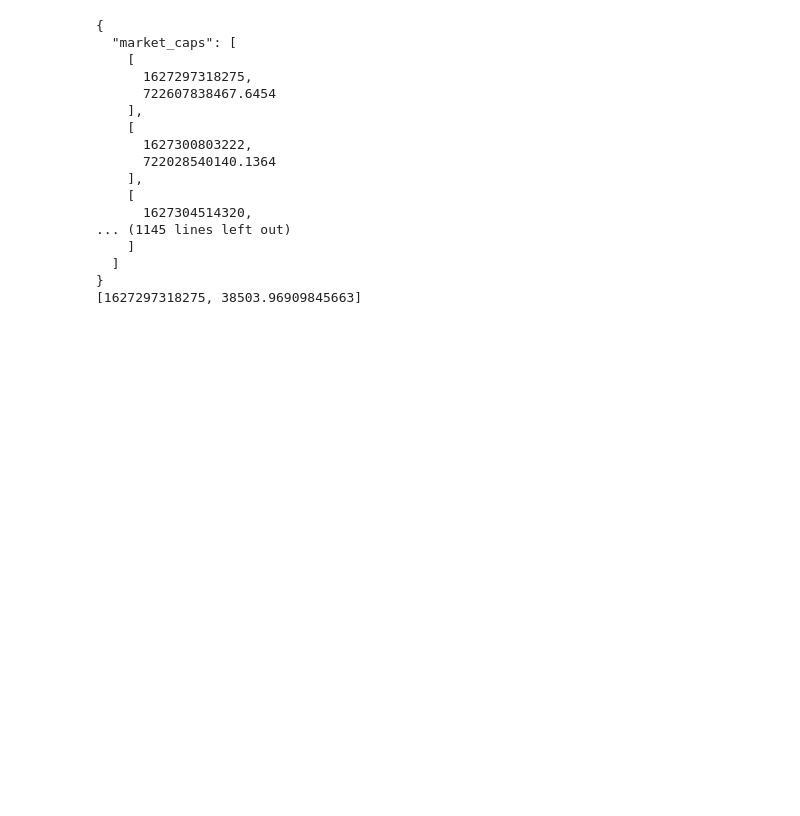
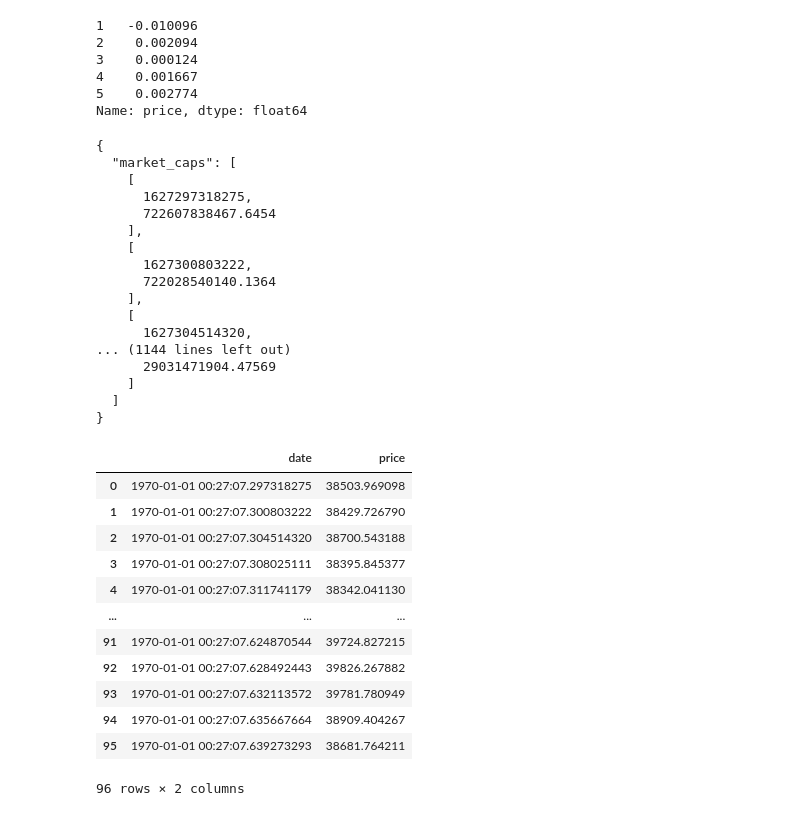
Before and after one commit to stipptracie/Crypto_notifier, a Jupyter notebook: test_code/coingecko.ipynb, the cells around one changed output. Cells and saved outputs as stored; diff of their text form; code cells hidden in the pictures; blank space fills up the shorter version.

```diff
--- a/test_code/coingecko.ipynb
+++ b/test_code/coingecko.ipynb
@@ -29,5 +79,16 @@ cg.get_coin_market_chart_range_by_id('bitcoin','usd', start_date, end_date)
+# %%
+# find average
+sep_2021_btc_prices = sep_2021_btc_prices.pct_change().dropna()
+sep_2021_btc_prices.head()
+# %% [output]
+1   -0.010096
+2    0.002094
+3    0.000124
+4    0.001667
+5    0.002774
+Name: price, dtype: float64
 # %%
-url = 'https://api.coingecko.com/api/v3/coins/bitcoin/market_chart/range?vs_currency=usd&from=1627297200&to=1627642800'
+url = f'https://api.coingecko.com/api/v3/coins/bitcoin/market_chart/range?vs_currency=usd&from=1627297200&to=1627642800'
 # %%
 response = requests.get(url).json()
 print(json.dumps(response, indent=2, sort_keys=True))
@@ -44,8 +105,28 @@ print(json.dumps(response, indent=2, sort_keys=True))
     ],
     [
       1627304514320,
-... (1145 lines left out)
+... (1144 lines left out)
+      29031471904.47569
     ]
   ]
 }
-[1627297318275, 38503.96909845663]
+# %%
+prices_df = pd.DataFrame(response['prices'])
+prices_df.columns = ['date', 'price']
+# %%
+prices_df['date'] = pd.to_datetime(prices_df['date'], unit='s')
+prices_df
+# %% [output]
+|  | date | price |
+| 0 | 1970-01-01 00:27:07.297318275 | 38503.969098 |
+| 1 | 1970-01-01 00:27:07.300803222 | 38429.726790 |
+| 2 | 1970-01-01 00:27:07.304514320 | 38700.543188 |
+| 3 | 1970-01-01 00:27:07.308025111 | 38395.845377 |
+| 4 | 1970-01-01 00:27:07.311741179 | 38342.041130 |
+| ... | ... | ... |
+| 91 | 1970-01-01 00:27:07.624870544 | 39724.827215 |
+| 92 | 1970-01-01 00:27:07.628492443 | 39826.267882 |
+| 93 | 1970-01-01 00:27:07.632113572 | 39781.780949 |
+| 94 | 1970-01-01 00:27:07.635667664 | 38909.404267 |
+| 95 | 1970-01-01 00:27:07.639273293 | 38681.764211 |
+96 rows × 2 columns
```
Also changed, not shown: parts of 7 cells of this notebook, 2 other files.
